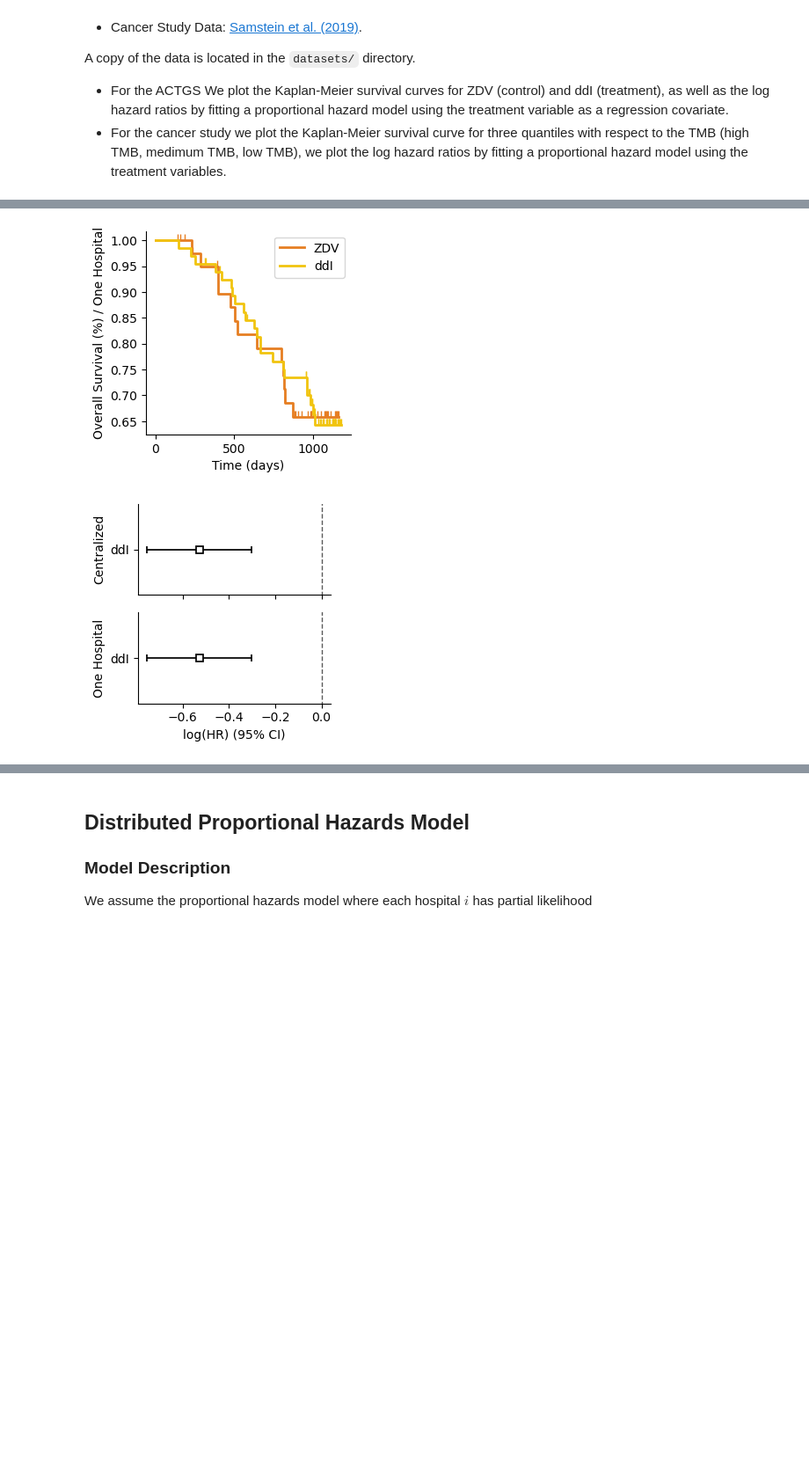
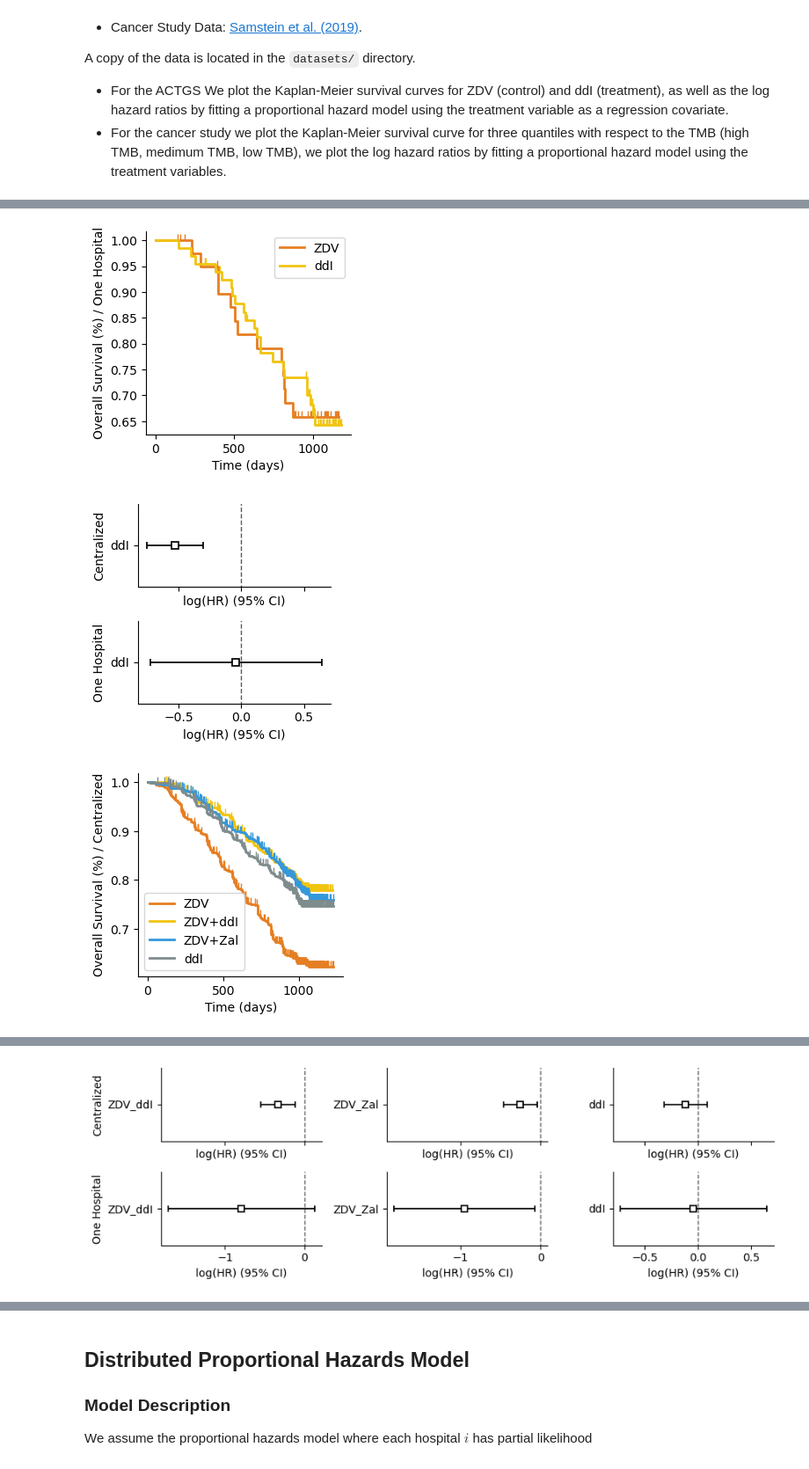
Before and after one commit to papachristoumarios/dp-social-learning, a Jupyter notebook: clinical_trials.ipynb, the cells around one changed output, grey strips where cells are left out. Shown: that part at 88% size. Saved outputs shown, nothing was run; the diff lists cells and outputs as text; code cells hidden in the pictures; blank space fills up the shorter version.

Commit message:
Add multi-hypothesis example

```diff
--- a/clinical_trials.ipynb
+++ b/clinical_trials.ipynb
@@ -48,27 +48,27 @@ A copy of the data is located in the `datasets/` directory.
 * For the ACTGS We plot the Kaplan-Meier survival curves for ZDV (control) and ddI (treatment), as well as the log hazard ratios by fitting a proportional hazard model using the treatment variable as a regression covariate.
 * For the cancer study we plot the Kaplan-Meier survival curve for three quantiles with respect to the TMB (high TMB, medimum TMB, low TMB), we plot the log hazard ratios by fitting a proportional hazard model using the treatment variables.
 # %%
-def load_hiv_data(control=('ZDV', 0), treatment=('ddI', 3)):
+def load_hiv_data(control=('ZDV', 0), treatments=[('ddI', 3)]):
     df = pd.read_csv('datasets/atcg_study175/AIDS_ClinicalTrial_GroupStudy175.csv')
 
-    treatments = dict([control, treatment])
+    all_treatments = dict([control] + treatments)
 
-    df = df.query(' | '.join([f'trt == {val}' for val in treatments.values()]))
+    df = df.query(' | '.join([f'trt == {val}' for val in all_treatments.values()]))
 
-    for key, val in treatments.items():
-        df[key] = (df['trt'] == val).astype(np.float64)
+    for key, val in all_treatments.items():
+        df[key] = df['trt'] == val
 
     return df
 
-def plot_hiv_data(df, num_hospitals=10, control=('ZDV', 0), treatment=('ddI', 3)):
+def plot_hiv_data(df, num_hospitals=10, control=('ZDV', 0), treatments=[('ddI', 3)], suffix=''):
 
-    treatments = dict([control, treatment])
+    all_treatments = dict([control] + treatments)
 
     df['Hospital'] = df.index % num_hospitals
 
     fig, ax = plt.subplots(1, 1, figsize=(3, 3))
 
-    for name, val in treatments.items():
+    for name, val in all_treatments.items():
         kmf = KaplanMeierFitter()
         df_trt = df.query(f'trt == {val}')
         kmf.fit(durations=df_trt['time'], event_observed=df_trt['label'], label=name.replace('_', '+'))
@@ -80,13 +80,15 @@ def plot_hiv_data(df, num_hospitals=10, control=('ZDV', 0), treatment=('ddI', 3)
     ax.set_ylabel('Overall Survival (%) / Centralized')
     ax.set_xlabel('Time (days)')
 
-    fig.savefig('figures/survival_curves_hiv.pdf', bbox_inches='tight')
+    fig.savefig(f'figures/survival_curves_hiv{suffix}.pdf', bbox_inches='tight')
 
     fig, ax = plt.subplots(1, 1, figsize=(3, 3))
 
-    for name, val in treatments.items():
+    df_one_hospital = df.query('Hospital == 1')
+
+    for name, val in all_treatments.items():
         kmf = KaplanMeierFitter()
-        df_trt = df.query(f'trt == {val} and Hospital == 1')
+        df_trt = df_one_hospital.query(f'trt == {val}')
         kmf.fit(durations=df_trt['time'], event_observed=df_trt['label'], label=f"{name.replace('_', '+')}")
         kmf.plot(show_censors=True, ci_show=False, censor_styles={'marker': 2, 'ms': 5}, linewidth=2)
 
@@ -98,36 +100,45 @@ def plot_hiv_data(df, num_hospitals=10, control=('ZDV', 0), treatment=('ddI', 3)
 
     fig.savefig('figures/survival_curves_hiv_one_hospital.pdf', bbox_inches='tight')
 
-    cph = CoxPHFitter()
+    fig, ax = plt.subplots(2, len(treatments), figsize=(3 * len(treatments), 3), sharex='col', squeeze=False)
 
-    cph.fit(df[['time', 'label', treatment[0]]], duration_col='time', event_col='label', formula=treatment[0])
+    for i, (name, val) in enumerate(treatments):
+        df_trt = df.query(f'trt == {val} | trt == {control[1]}')
+        df_trt[val] = df_trt['trt'] == val
 
-    fig, ax = plt.subplots(2, 1, figsize=(3, 3), sharex=True)
+        cph = CoxPHFitter()
 
-    cph.plot(ax=ax[0])
+        cph.fit(df[['time', 'label', name]], duration_col='time', event_col='label', formula=name)
 
-    sns.despine()
+        cph.plot(ax=ax[0, i])
 
-    ax[0].set_xlabel('')
+        sns.despine()
 
-    cph_hospital = CoxPHFitter()
+        cph_hospital = CoxPHFitter()
 
-    cph_hospital.fit(df[['time', 'label', treatment[0]]], duration_col='time', event_col='label', formula=treatment[0])
+        df_one_hospital = df_trt.query('Hospital == 1')
 
-    cph_hospital.plot(ax=ax[1])
+        cph_hospital.fit(df_one_hospital[['time', 'label', name]], duration_col='time', event_col='label', formula=name)
 
-    # ax[0].set_yticklabels(['Treatment'])
-    # ax[1].set_yticklabels(['Treatment'])
+        cph_hospital.plot(ax=ax[1, i])
 
-    ax[0].set_ylabel('Centralized')
-    ax[1].set_ylabel('One Hospital')
+        # ax[0].set_yticklabels(['Treatment'])
+        # ax[1].set_yticklabels(['Treatment'])
+
+    ax[0, 0].set_ylabel('Centralized')
+    ax[1, 0].set_ylabel('One Hospital')
 
     fig.tight_layout()
 
-    fig.savefig('figures/cox_proportional_hazard_model_hiv.pdf', bbox_inches='tight')
+    fig.savefig(f'figures/cox_proportional_hazard_model_hiv{suffix}.pdf', bbox_inches='tight')
 
-df_atsg = load_hiv_data()
-plot_hiv_data(df_atsg)
+df_atsg = load_hiv_data(control=('ZDV', 0), treatments=[('ddI', 3)])
+plot_hiv_data(df_atsg, treatments=[('ddI', 3)])
+
+# Treatment IDs: (0 = ZDV only, 1 = ZDV + ddI, 2 = ZDV + Zal, 3 = ddI only)
+
+df_atsg_multi = load_hiv_data(control=('ZDV', 0), treatments=[('ZDV_ddI', 1), ('ZDV_Zal', 2), ('ddI', 3)])
+plot_hiv_data(df_atsg_multi, treatments=[('ZDV_ddI', 1), ('ZDV_Zal', 2), ('ddI', 3)], suffix='_multi')
 # %% [output]
 A value is trying to be set on a copy of a slice from a DataFrame.
 Try using .loc[row_indexer,col_indexer] = value instead
@@ -142,3 +160,4 @@ See the caveats in the documentation: https://pandas.pydata.org/pandas-docs/stab
 [figure]
 [figure]
-[figure, old version]
+[figure, new version]
+[figure, added]
@@ -145,3 +165,4 @@ See the caveats in the documentation: https://pandas.pydata.org/pandas-docs/stab
+[figure, added]
 # %%
 def load_tmb_data():
     df = pd.read_excel('datasets/41588_2018_312_MOESM3_ESM.xlsx', header=1)
```
Also changed, not shown: parts of 11 cells of this notebook, 3 other files.
